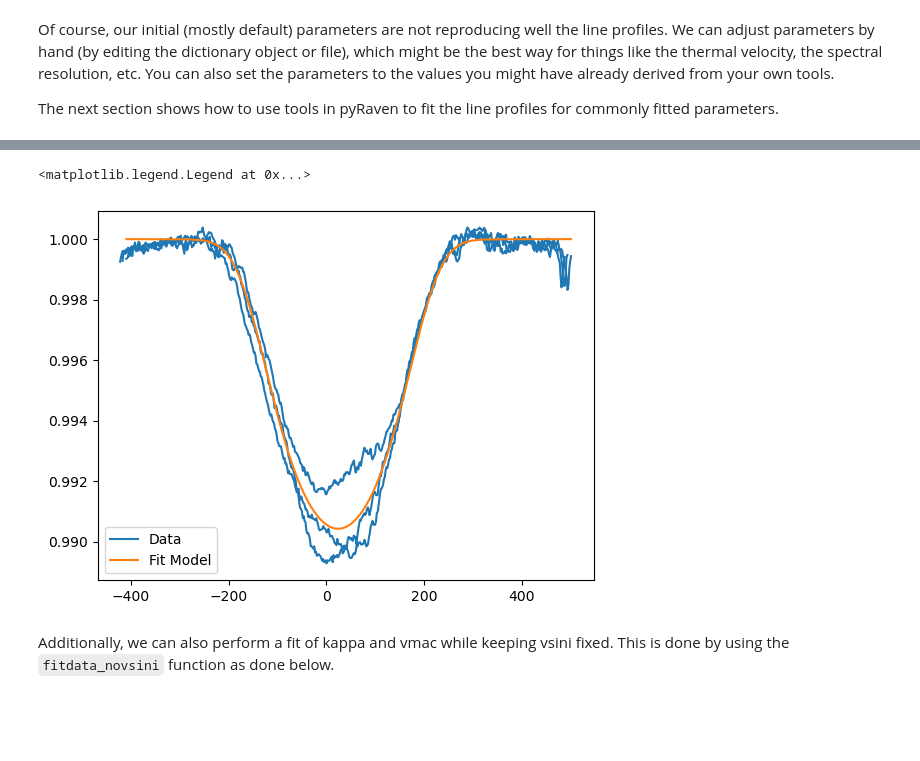
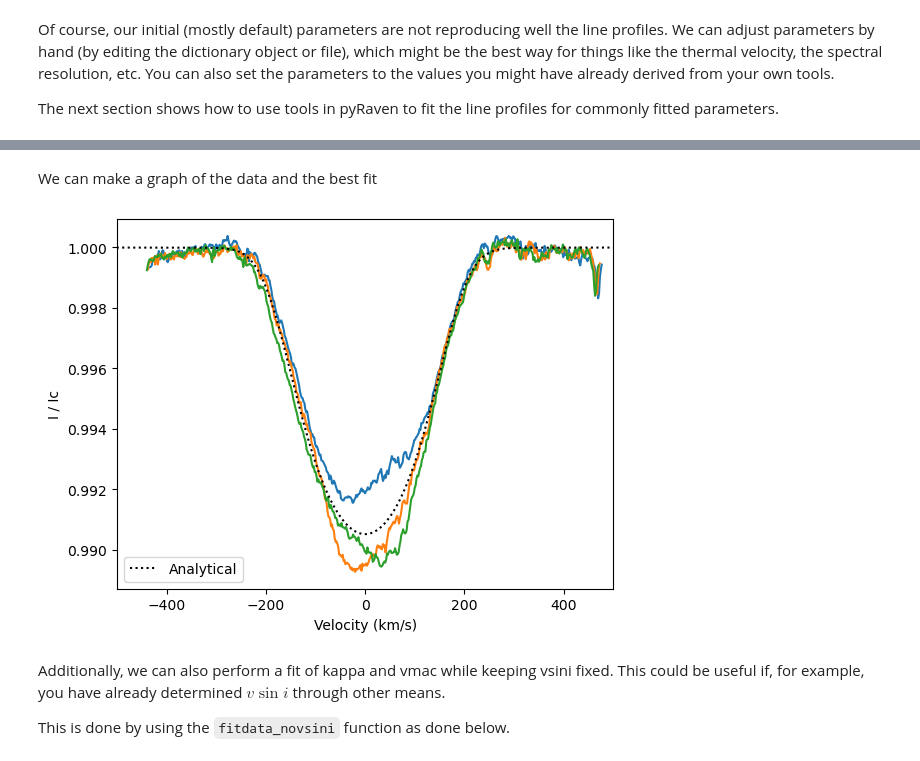
Before and after one commit to veropetit/pyRaven, a Jupyter notebook: JupyterBook/SimpleApplication/02-FitIntensity.ipynb, the cells around one changed output, grey strips where cells are left out. Drawn from its saved outputs; the diff is of its cells as text; code cells hidden in the pictures; blank space fills up the shorter version.

```diff
--- a/JupyterBook/SimpleApplication/02-FitIntensity.ipynb
+++ b/JupyterBook/SimpleApplication/02-FitIntensity.ipynb
@@ -236,7 +221,7 @@ The first method for fitting the three values is using scipy's `curve_fit` funct
 # %%
+# The guess is in the order: kappa, vsini, vmac
+guess=np.array([-0.4, DataPacket.vsini, 30.0])
 
-guess=np.array([1.3,DataPacket.vsini,30])
-
-parameters,covariance,modelout = rav.fitparams.fitdata(param,DataPacket,guess)
-print(parameters)
+param_best,covariance,modelout = rav.fitparams.fitdata(param_initial,DataPacket,guess)
+print(param_best)
 # %% [output]
@@ -244,19 +241,20 @@ print(parameters)
-# %%
-x1=DataPacket.scaled.lsds[0].vel-DataPacket.vrad[0]
-y1=DataPacket.scaled.lsds[0].specI
-x2=DataPacket.scaled.lsds[1].vel-DataPacket.vrad[1]
-y2=DataPacket.scaled.lsds[1].specI
-x3=DataPacket.scaled.lsds[2].vel-DataPacket.vrad[2]
-y3=DataPacket.scaled.lsds[2].specI
-
-plt.plot(x1,y1,c='C0')
-plt.plot(x2,y2,c='C0')
-plt.plot(x3,y3,c='C0',label='Data')
-plt.plot(x1,modelout,c='C1',label='Fit Model')
-plt.legend()
-# %% [output]
-<matplotlib.legend.Legend at 0x...>
-[figure, removed]
+# %% [markdown]
+We can make a graph of the data and the best fit
+# %%
+# Make a figure and plot the scaled LSD Stokes I profiles
+fig, ax = plt.subplots(1,1)
+ax = DataPacket.scaled.plotI(ax)
+ax.set_xlim(-500,500)
+
+# compute the model with the best fit parameters
+model = rav.diskint2.analytical(param_best)
+ax.plot(model['vel'], model['flux'], c='k', ls='dotted', label='Analytical')
+
+l = ax.legend(loc=0)
+# %% [output]
+[figure, added]
 # %% [markdown]
-Additionally, we can also perform a fit of kappa and vmac while keeping vsini fixed. This is done by using the `fitdata_novsini` function as done below.
+Additionally, we can also perform a fit of kappa and vmac while keeping vsini fixed. This could be useful if, for example, you have already determined $v\sin i$ through other means.
+
+This is done by using the `fitdata_novsini` function as done below.
 # %%
```
Also changed, not shown: parts of 17 cells of this notebook, 26 other files.
